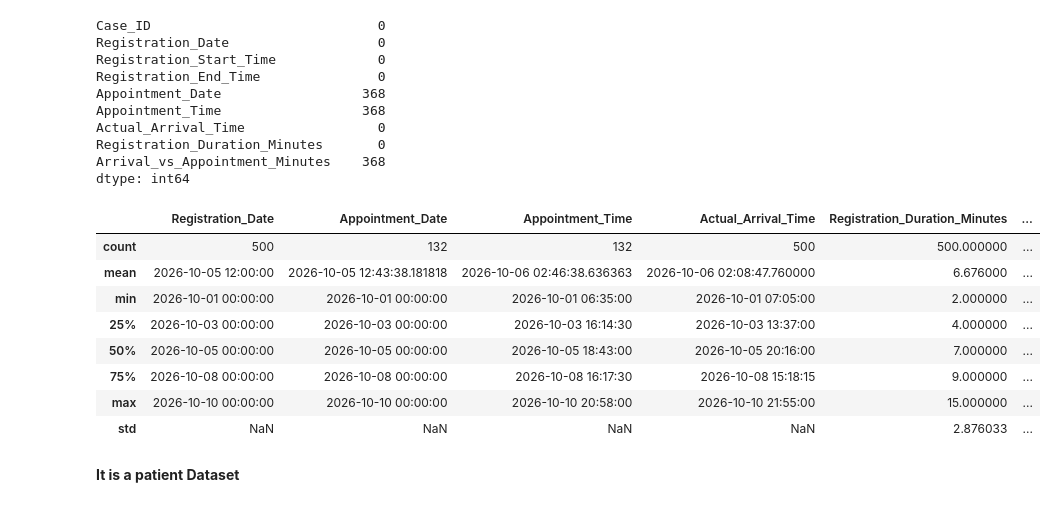
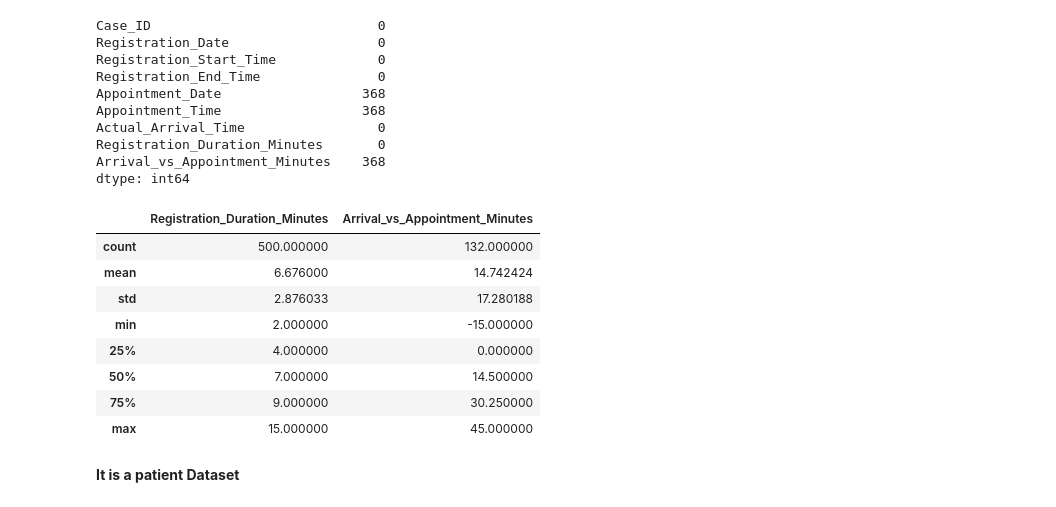
Before and after one commit to Ananyasingh0413/CareFlow---Clinical-Pathway-Process-Mining, a Jupyter notebook: healthcare_project-checkpoint.ipynb, the cells around one changed output. Cells and saved outputs as stored; diff of their text form; code cells hidden in the pictures.

```diff
--- a/healthcare_project-checkpoint.ipynb
+++ b/healthcare_project-checkpoint.ipynb
@@ -241,17 +76,17 @@ Registration_Duration_Minutes       0
 Arrival_vs_Appointment_Minutes    368
 dtype: int64
 # %%
-df_clean.describe()
+df.describe()
 # %% [output]
-|  | Registration_Date | Appointment_Date | Appointment_Time | Actual_Arrival_Time | Registration_Duration_Minutes | ... |
-| count | 500 | 132 | 132 | 500 | 500.000000 | ... |
-| mean | 2026-10-05 12:00:00 | 2026-10-05 12:43:38.181818 | 2026-10-06 02:46:38.636363 | 2026-10-06 02:08:47.760000 | 6.676000 | ... |
-| min | 2026-10-01 00:00:00 | 2026-10-01 00:00:00 | 2026-10-01 06:35:00 | 2026-10-01 07:05:00 | 2.000000 | ... |
-| 25% | 2026-10-03 00:00:00 | 2026-10-03 00:00:00 | 2026-10-03 16:14:30 | 2026-10-03 13:37:00 | 4.000000 | ... |
-| 50% | 2026-10-05 00:00:00 | 2026-10-05 00:00:00 | 2026-10-05 18:43:00 | 2026-10-05 20:16:00 | 7.000000 | ... |
-| 75% | 2026-10-08 00:00:00 | 2026-10-08 00:00:00 | 2026-10-08 16:17:30 | 2026-10-08 15:18:15 | 9.000000 | ... |
-| max | 2026-10-10 00:00:00 | 2026-10-10 00:00:00 | 2026-10-10 20:58:00 | 2026-10-10 21:55:00 | 15.000000 | ... |
-| std | NaN | NaN | NaN | NaN | 2.876033 | ... |
+|  | Registration_Duration_Minutes | Arrival_vs_Appointment_Minutes |
+| count | 500.000000 | 132.000000 |
+| mean | 6.676000 | 14.742424 |
+| std | 2.876033 | 17.280188 |
+| min | 2.000000 | -15.000000 |
+| 25% | 4.000000 | 0.000000 |
+| 50% | 7.000000 | 14.500000 |
+| 75% | 9.000000 | 30.250000 |
+| max | 15.000000 | 45.000000 |
 # %% [markdown]
 **It is a patient Dataset**
 # %%
```
Also changed, not shown: parts of 77 cells of this notebook, 1 other file.
